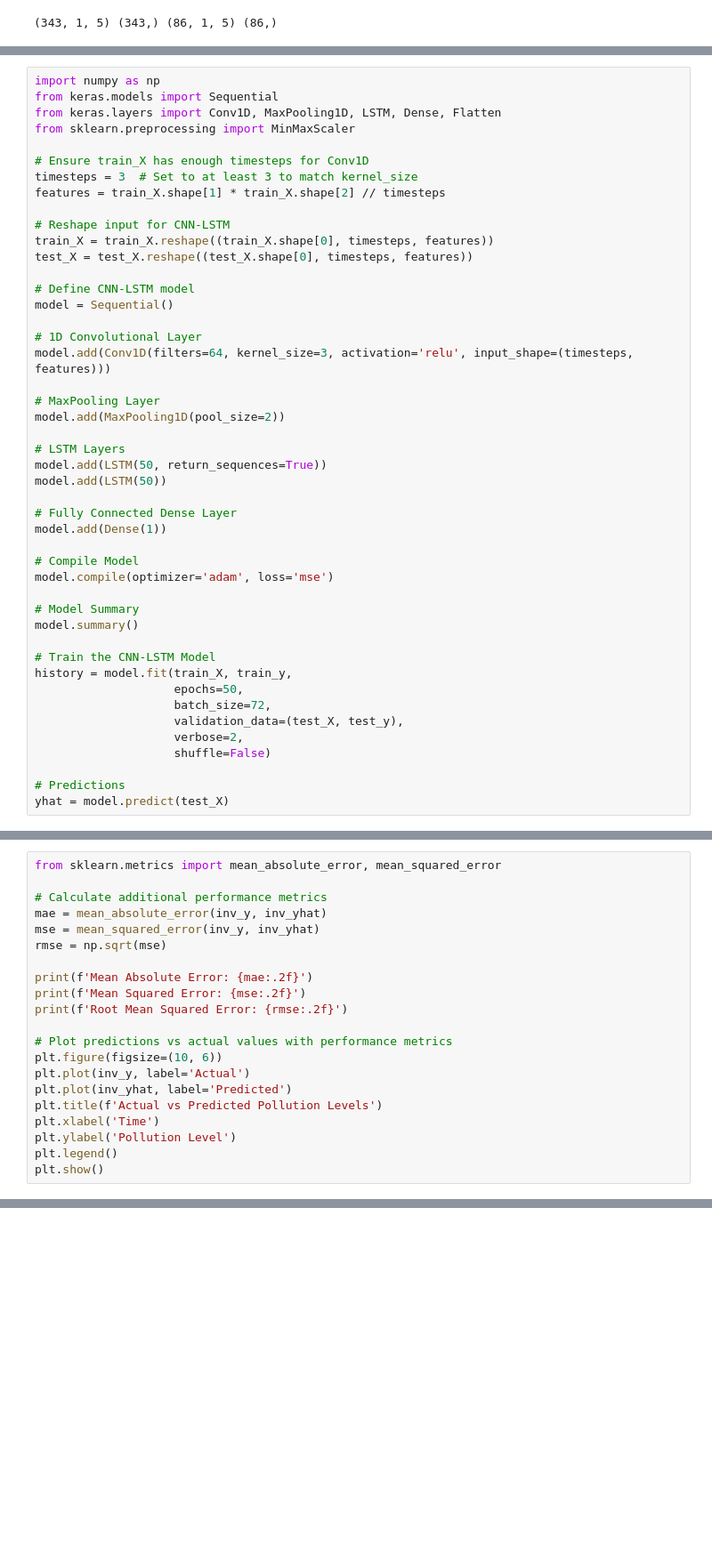
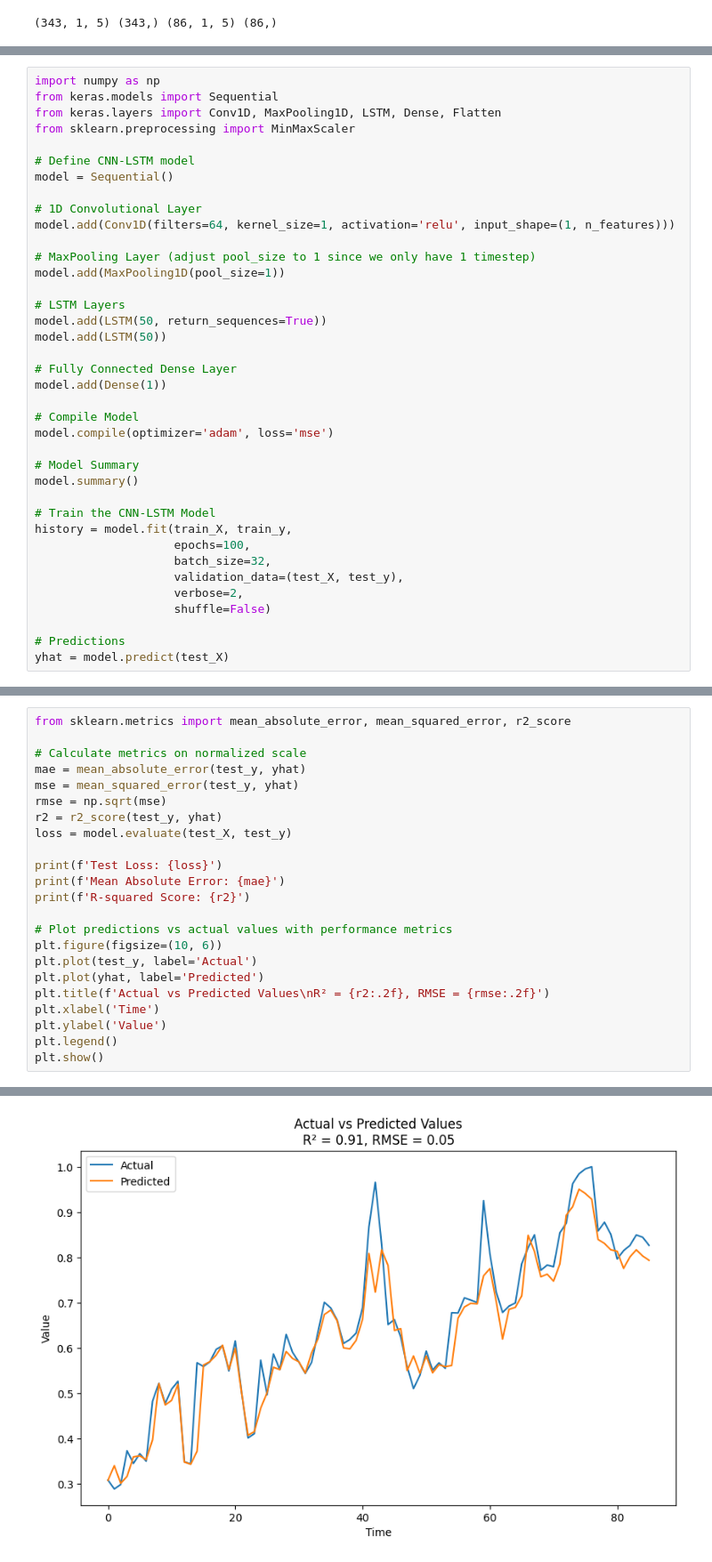
Before and after one commit to vanki2003/Dissertation, a Jupyter notebook: prototype/frankie_tutorials/mlmastery_copy.ipynb, the cells around one changed output, grey strips where cells are left out. Shown at 89% size. Saved outputs shown, nothing was run; the diff lists cells and outputs as text; blank space fills up the shorter version.

```diff
--- a/prototype/frankie_tutorials/mlmastery_copy.ipynb
+++ b/prototype/frankie_tutorials/mlmastery_copy.ipynb
@@ -130,22 +138,14 @@ from keras.models import Sequential
 from keras.layers import Conv1D, MaxPooling1D, LSTM, Dense, Flatten
 from sklearn.preprocessing import MinMaxScaler
 
-# Ensure train_X has enough timesteps for Conv1D
-timesteps = 3  # Set to at least 3 to match kernel_size
-features = train_X.shape[1] * train_X.shape[2] // timesteps
-
-# Reshape input for CNN-LSTM
-train_X = train_X.reshape((train_X.shape[0], timesteps, features))
-test_X = test_X.reshape((test_X.shape[0], timesteps, features))
-
 # Define CNN-LSTM model
 model = Sequential()
 
 # 1D Convolutional Layer
-model.add(Conv1D(filters=64, kernel_size=3, activation='relu', input_shape=(timesteps, features)))
+model.add(Conv1D(filters=64, kernel_size=1, activation='relu', input_shape=(1, n_features)))
 
-# MaxPooling Layer
-model.add(MaxPooling1D(pool_size=2))
+# MaxPooling Layer (adjust pool_size to 1 since we only have 1 timestep)
+model.add(MaxPooling1D(pool_size=1))
 
 # LSTM Layers
 model.add(LSTM(50, return_sequences=True))
@@ -162,8 +162,8 @@ model.summary()
 
 # Train the CNN-LSTM Model
 history = model.fit(train_X, train_y,
-                    epochs=50,
-                    batch_size=72,
+                    epochs=100,
+                    batch_size=32,
                     validation_data=(test_X, test_y),
                     verbose=2,
                     shuffle=False)
@@ -175,21 +191,24 @@ ValueError: cannot reshape array of size 1715 into shape (343,3,1)
 # %%
-from sklearn.metrics import mean_absolute_error, mean_squared_error
+from sklearn.metrics import mean_absolute_error, mean_squared_error, r2_score
 
-# Calculate additional performance metrics
-mae = mean_absolute_error(inv_y, inv_yhat)
-mse = mean_squared_error(inv_y, inv_yhat)
+# Calculate metrics on normalized scale
+mae = mean_absolute_error(test_y, yhat)
+mse = mean_squared_error(test_y, yhat)
 rmse = np.sqrt(mse)
+r2 = r2_score(test_y, yhat)
+loss = model.evaluate(test_X, test_y)
 
-print(f'Mean Absolute Error: {mae:.2f}')
-print(f'Mean Squared Error: {mse:.2f}')
-print(f'Root Mean Squared Error: {rmse:.2f}')
+print(f'Test Loss: {loss}')
+print(f'Mean Absolute Error: {mae}')
+print(f'R-squared Score: {r2}')
 
 # Plot predictions vs actual values with performance metrics
 plt.figure(figsize=(10, 6))
-plt.plot(inv_y, label='Actual')
-plt.plot(inv_yhat, label='Predicted')
-plt.title(f'Actual vs Predicted Pollution Levels')
+plt.plot(test_y, label='Actual')
+plt.plot(yhat, label='Predicted')
+plt.title(f'Actual vs Predicted Values\nR² = {r2:.2f}, RMSE = {rmse:.2f}')
 plt.xlabel('Time')
-plt.ylabel('Pollution Level')
+plt.ylabel('Value')
 plt.legend()
 plt.show()
+# %% [output]
@@ -196,3 +219,4 @@ plt.show()
+[figure, added]
 # %%
 from keras.models import Sequential
 from keras.layers import Dense, LSTM
```
Also changed, not shown: parts of 5 cells of this notebook, 1 other file.
